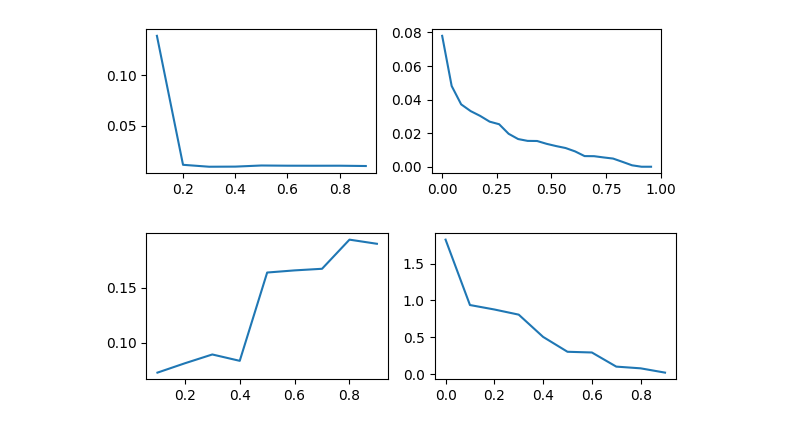
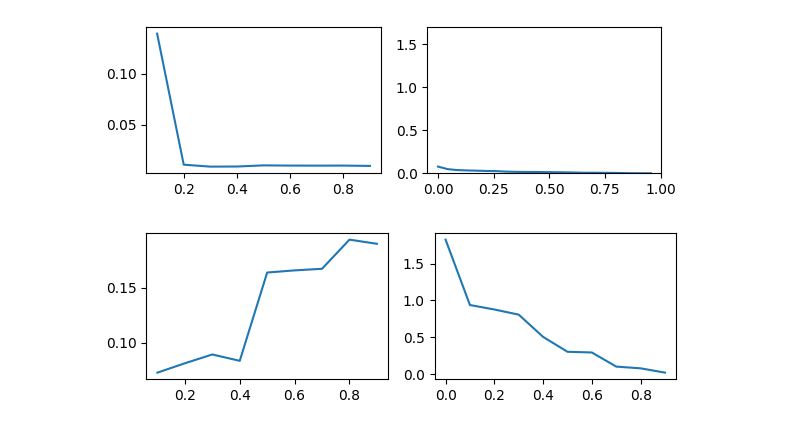
Before and after one commit to Koukyosyumei/ID2Graph, a Jupyter notebook: data/Untitled1.ipynb, the cells around one changed output. Saved outputs shown, nothing was run; the diff lists cells and outputs as text; code cells hidden in the pictures.

```diff
--- a/data/Untitled1.ipynb
+++ b/data/Untitled1.ipynb
@@ -101,12 +101,13 @@ for i in [max(1, int(i * X_minmax.shape[1])) for i in xs]:
 # %%
 fig = plt.figure(figsize=(6, 2))
 fig.add_subplot(1, 2, 1)
 plt.plot(xs, vs)
 fig.add_subplot(1, 2, 2)
 plt.plot(np.array(list(range(X.shape[1]))) / X.shape[1], fti[top_idxs])
+plt.ylim(0, 1.7)
 plt.tight_layout()
 # %% [output]
-[figure, old version]
+[figure, new version]
 # %%
 fig = plt.figure(figsize=(6, 2))
 fig.add_subplot(1, 2, 1)
```
Also changed, not shown: 1 other file.
